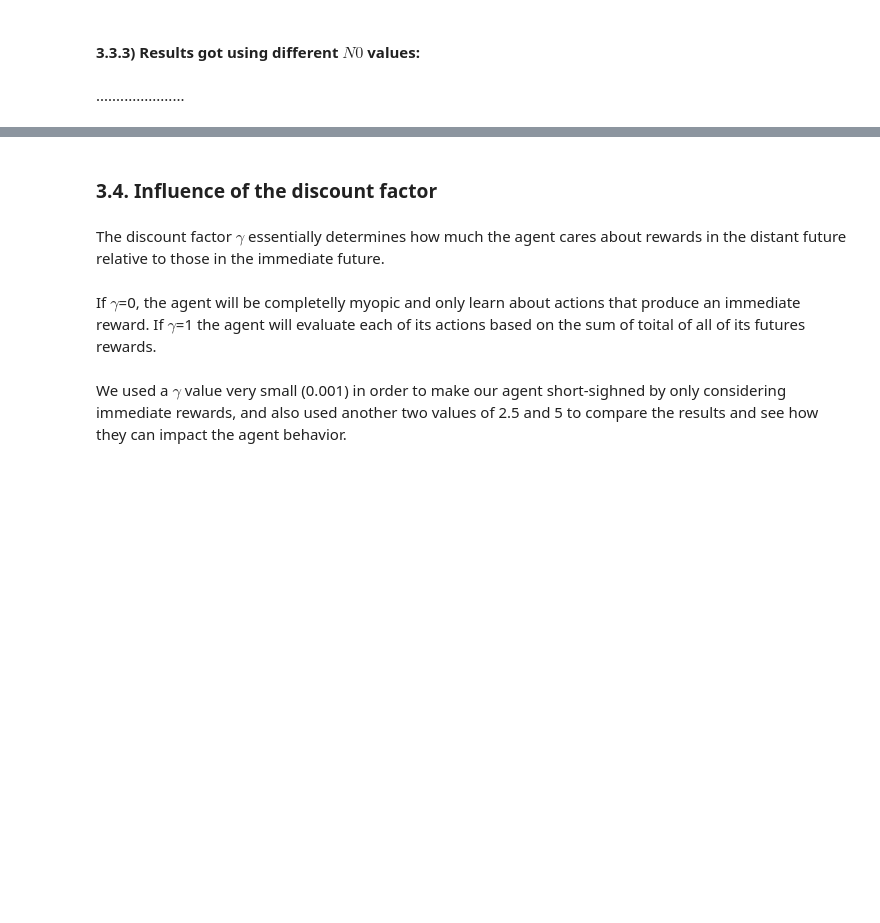
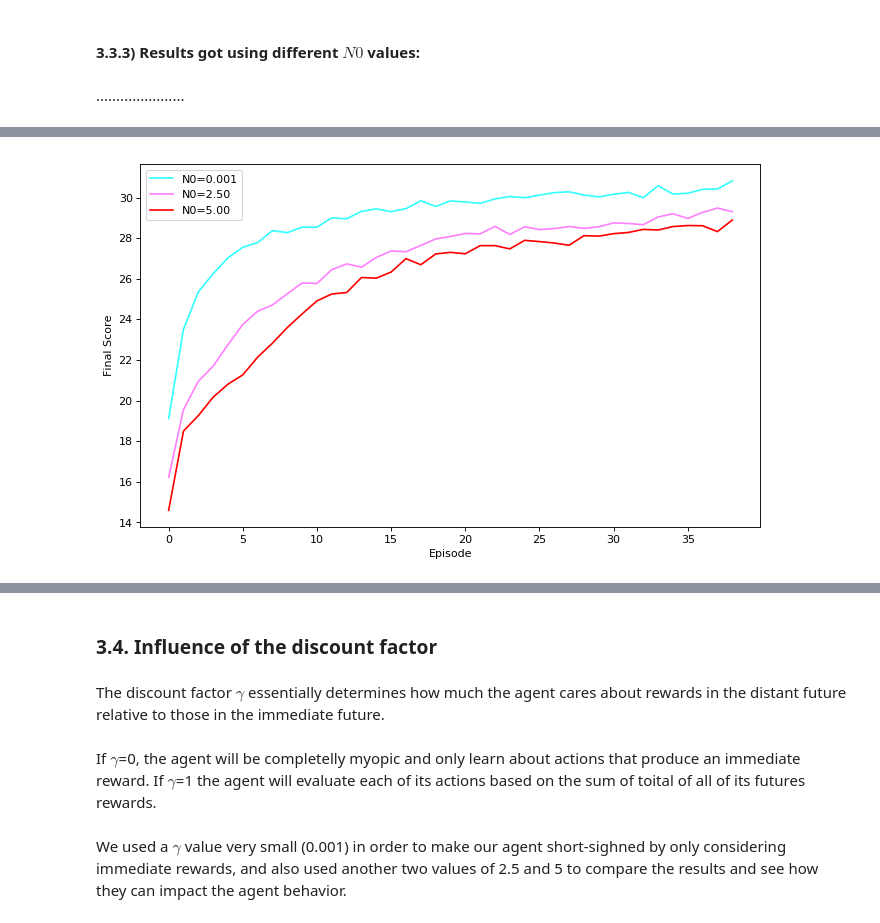
Before and after one commit to DionisiusMayr/FreewayGame, a Jupyter notebook: aline.almeida/aa_freeway.ipynb, the cells around one changed output, grey strips where cells are left out. Saved outputs shown, nothing was run; the diff lists cells and outputs as text; code cells hidden in the pictures; blank space fills up the shorter version.

```diff
--- a/aline.almeida/aa_freeway.ipynb
+++ b/aline.almeida/aa_freeway.ipynb
@@ -903,29 +826,31 @@ aux_plots.plot_3scores(scores_2act_N0_0[:7000], scores_2act[:7000], scores_2act_
 # %%
 # ---------- Moving average of the scores of the agent with N0=0.001, N0=2.5 and N0=5 ----------
 
 from statistics import mean
 
-s1 = scores_2act_N0_0[:7000]
-s2 = scores_2act[:7000]
-s3 = scores_2act_N0_5[:7000]
+s1 = scores_2act_N0_0[:4000]
+s2 = scores_2act[:4000]
+s3 = scores_2act_N0_5[:4000]
 
-blocks = 7000//100
+blocks = 4000//100
 s1_avg100 = []
 for b in range(blocks-1):
     value = statistics.mean(s1[b*100:(b+1)*100])
     s1_avg100.append(value)
 
 s2_avg100 = []
 for b in range(blocks-1):
-    value = statistics.mean(s2[b*100:(b+1)*100])\n",
-    s2_avg100.append(value)"
+    value = statistics.mean(s2[b*100:(b+1)*100])
+    s2_avg100.append(value)
 
 s3_avg100 = []
 for b in range(blocks-1):
-    value = statistics.mean(s3[b*100:(b+1)*100])\n",
-    s3_avg100.append(value)"
+    value = statistics.mean(s3[b*100:(b+1)*100])
+    s3_avg100.append(value)
 
 aux_plots.plot_3scores(s1_avg100, s2_avg100, s3_avg100, "N0=0.001", "N0=2.50", "N0=5.00")
+# %% [output]
+[figure, added]
 # %%
 # ---------- Rewards of the agent with N0=0.001, N0=2.5 and N0=5 ----------
 
```
Also changed, not shown: parts of 45 cells of this notebook.
